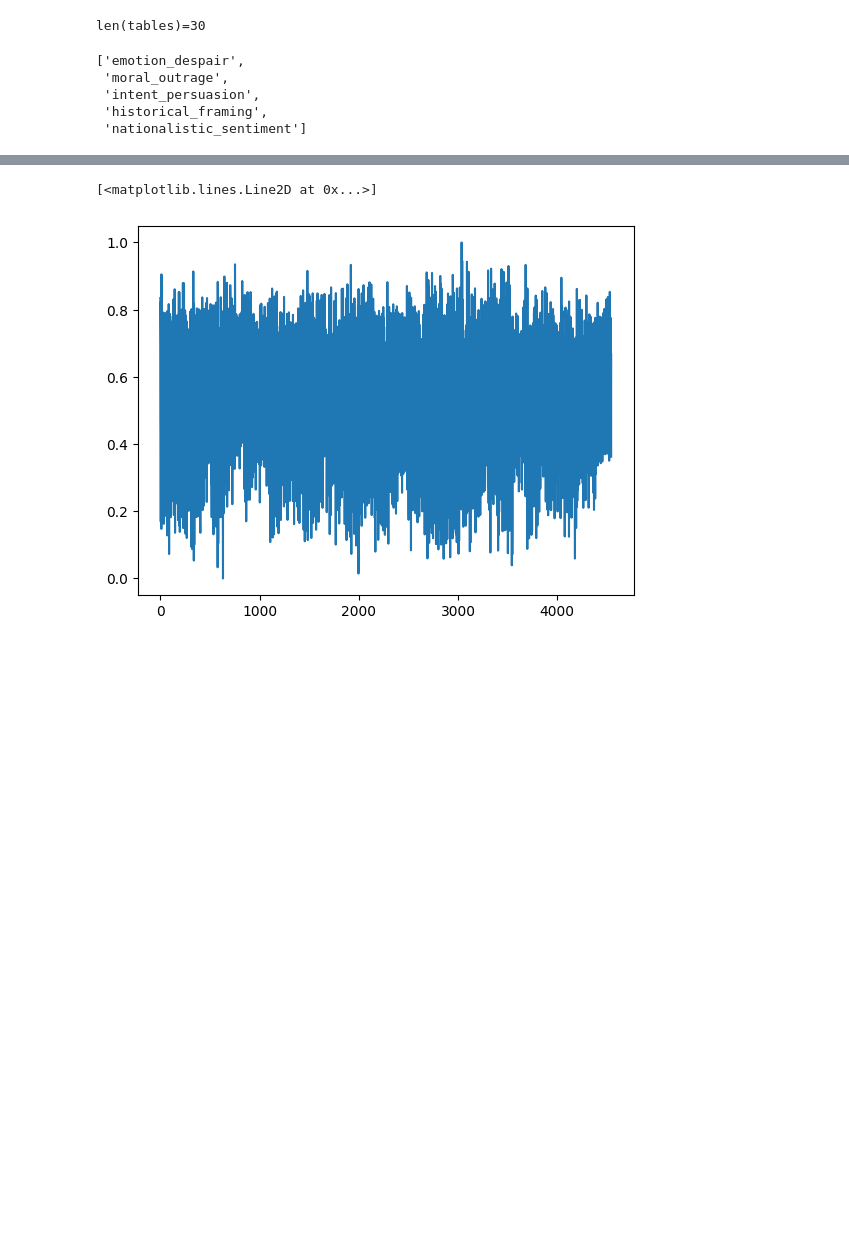
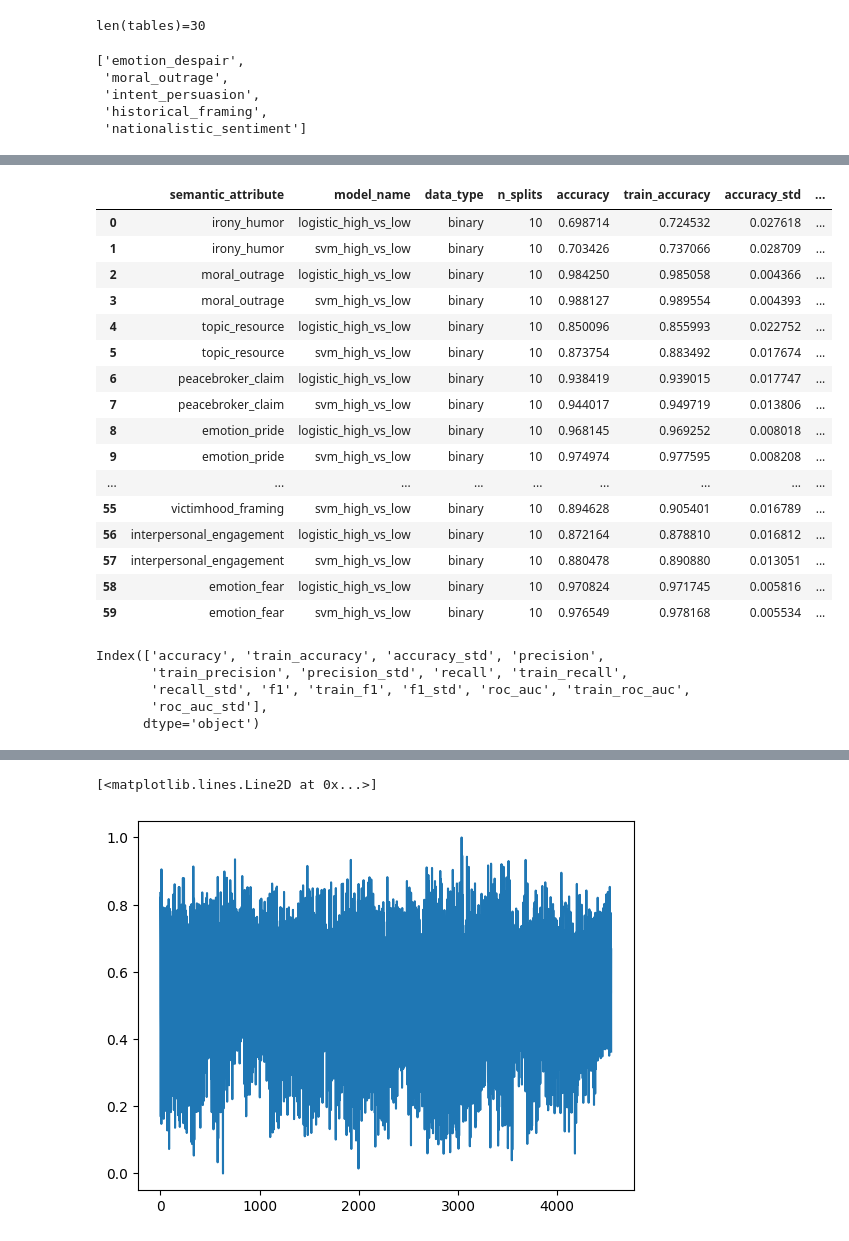
Before and after one commit to thorwhalen/mood, a Jupyter notebook: misc/trump_zelenskyy_moods.ipynb, the cells around one changed output, grey strips where cells are left out. Cells and saved outputs as stored; diff of their text form; code cells hidden in the pictures; blank space fills up the shorter version.

```diff
--- a/misc/trump_zelenskyy_moods.ipynb
+++ b/misc/trump_zelenskyy_moods.ipynb
@@ -479,0 +741,20 @@ for i, semantic_attribute, data in enumerate(tables.items()):
+# %%
+classifier_stats
+# %% [output]
+|  | semantic_attribute | model_name | data_type | n_splits | accuracy | train_accuracy | accuracy_std | ... |
+| 0 | irony_humor | logistic_high_vs_low | binary | 10 | 0.698714 | 0.724532 | 0.027618 | ... |
+| 1 | irony_humor | svm_high_vs_low | binary | 10 | 0.703426 | 0.737066 | 0.028709 | ... |
+| 2 | moral_outrage | logistic_high_vs_low | binary | 10 | 0.984250 | 0.985058 | 0.004366 | ... |
+| 3 | moral_outrage | svm_high_vs_low | binary | 10 | 0.988127 | 0.989554 | 0.004393 | ... |
+| 4 | topic_resource | logistic_high_vs_low | binary | 10 | 0.850096 | 0.855993 | 0.022752 | ... |
+| 5 | topic_resource | svm_high_vs_low | binary | 10 | 0.873754 | 0.883492 | 0.017674 | ... |
+| 6 | peacebroker_claim | logistic_high_vs_low | binary | 10 | 0.938419 | 0.939015 | 0.017747 | ... |
+| 7 | peacebroker_claim | svm_high_vs_low | binary | 10 | 0.944017 | 0.949719 | 0.013806 | ... |
+| 8 | emotion_pride | logistic_high_vs_low | binary | 10 | 0.968145 | 0.969252 | 0.008018 | ... |
+| 9 | emotion_pride | svm_high_vs_low | binary | 10 | 0.974974 | 0.977595 | 0.008208 | ... |
+| ... | ... | ... | ... | ... | ... | ... | ... | ... |
+| 55 | victimhood_framing | svm_high_vs_low | binary | 10 | 0.894628 | 0.905401 | 0.016789 | ... |
+| 56 | interpersonal_engagement | logistic_high_vs_low | binary | 10 | 0.872164 | 0.878810 | 0.016812 | ... |
+| 57 | interpersonal_engagement | svm_high_vs_low | binary | 10 | 0.880478 | 0.890880 | 0.013051 | ... |
+| 58 | emotion_fear | logistic_high_vs_low | binary | 10 | 0.970824 | 0.971745 | 0.005816 | ... |
+| 59 | emotion_fear | svm_high_vs_low | binary | 10 | 0.976549 | 0.978168 | 0.005534 | ... |
@@ -479,0 +765,13 @@ for i, semantic_attribute, data in enumerate(tables.items()):
+# %%
+classifier_model_names = classifier_stats['model_name'].unique()
+classifier_metrics = classifier_stats.columns[(classifier_stats.columns == 'accuracy').argmax():]
+# group classifier_metrics, and
+# plot the distribution of each of the classifier_metrics
+# for each model_name (classifier_model_names)
+import seaborn as sns
+# %% [output]
+Index(['accuracy', 'train_accuracy', 'accuracy_std', 'precision',
+       'train_precision', 'precision_std', 'recall', 'train_recall',
+       'recall_std', 'f1', 'train_f1', 'f1_std', 'roc_auc', 'train_roc_auc',
+       'roc_auc_std'],
+      dtype='object')
```
Also changed, not shown: parts of 17 cells of this notebook, 18 other files.
